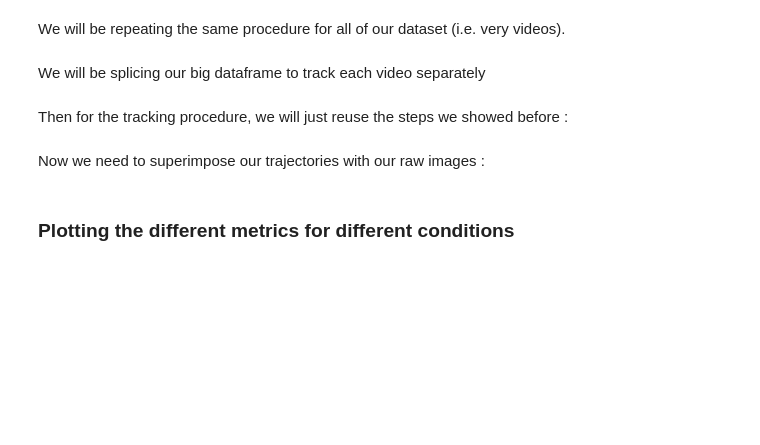
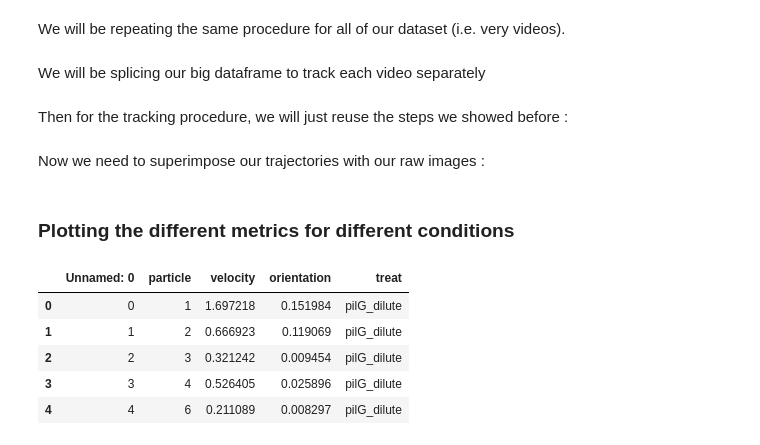
Before and after one commit to ClarissePierre/Mechanobiology-Group9, a Jupyter notebook: Tracking_final.ipynb, the cells around one changed output. Cells and saved outputs as stored; diff of their text form; code cells hidden in the pictures; blank space fills up the shorter version.

```diff
--- a/Tracking_final.ipynb
+++ b/Tracking_final.ipynb
@@ -386,2 +416,12 @@ for key in TrackingDict.keys() :
+# %%
+metrics=pd.concat([pilG_dilute, pilG_dense,pilH_dilute,pilH_dense,WT_dilute,WT_dense], axis=0)
+metrics.head()
+# %% [output]
+|  | Unnamed: 0 | particle | velocity | orientation | treat |
+| 0 | 0 | 1 | 1.697218 | 0.151984 | pilG_dilute |
+| 1 | 1 | 2 | 0.666923 | 0.119069 | pilG_dilute |
+| 2 | 2 | 3 | 0.321242 | 0.009454 | pilG_dilute |
+| 3 | 3 | 4 | 0.526405 | 0.025896 | pilG_dilute |
+| 4 | 4 | 6 | 0.211089 | 0.008297 | pilG_dilute |
 # %%
 # Barplot for linear velocity
```
Also changed, not shown: parts of 4 cells of this notebook.
